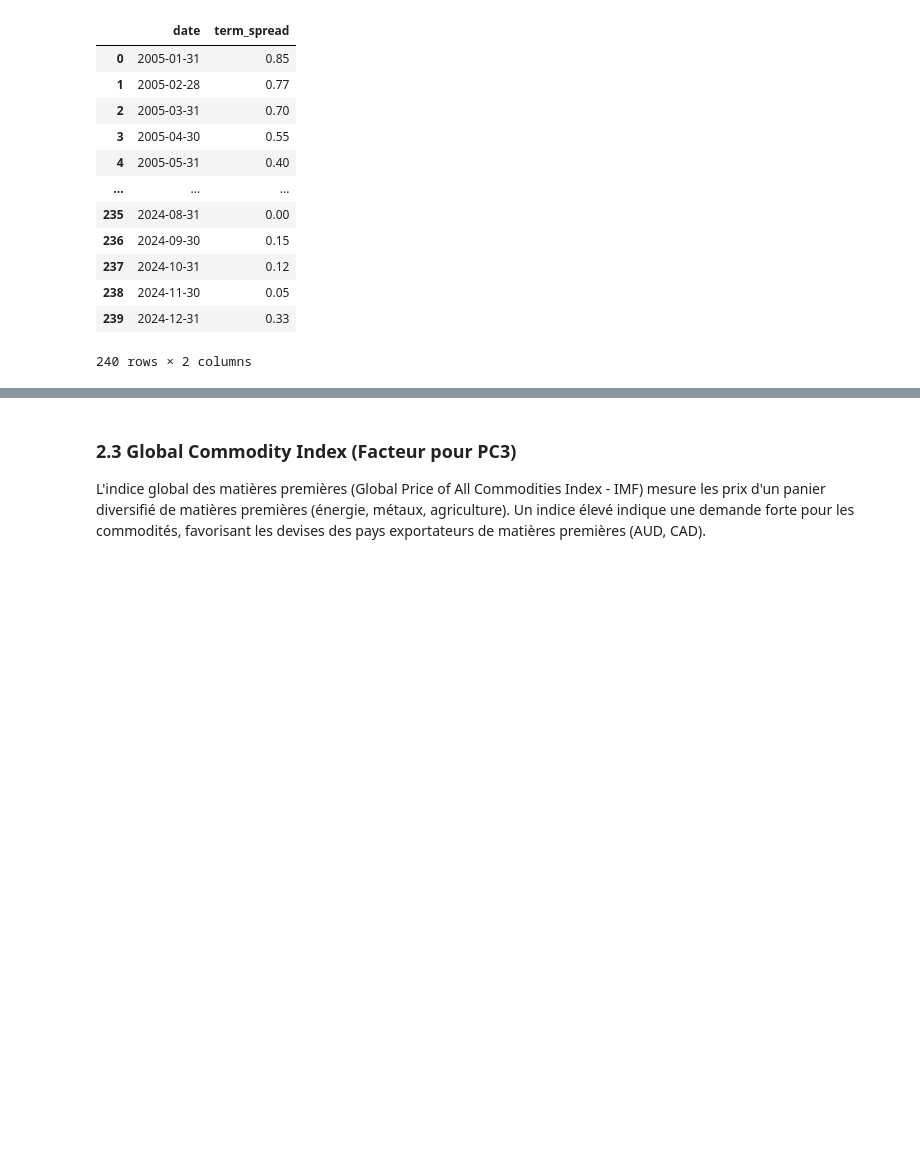
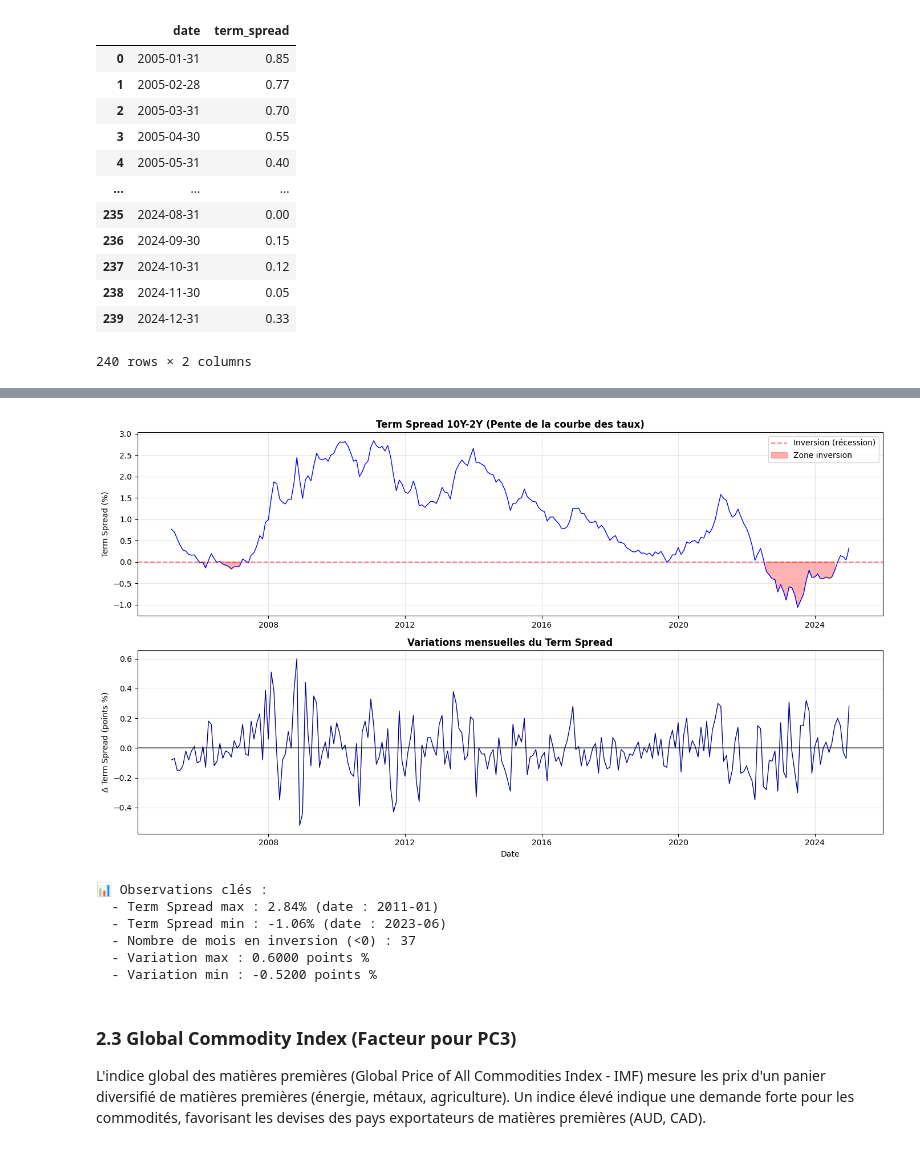
Before and after one commit to Lilas-Bertot/ETUDE-DE-CAS-2, a Jupyter notebook: Étude de cas 2.ipynb, the cells around one changed output, grey strips where cells are left out. Saved outputs shown, nothing was run; the diff lists cells and outputs as text; code cells hidden in the pictures; blank space fills up the shorter version.

```diff
--- a/Étude de cas 2.ipynb
+++ b/Étude de cas 2.ipynb
@@ -1170,4 +1207,43 @@ TERM SPREAD EN POINTS DE POURCENTAGE
 239 rows × 3 columns
+# %%
+# Visualisation du Term Spread et ses variations
+fig, (ax1, ax2) = plt.subplots(2, 1, figsize=(14, 8))
+
+# Graphique 1: Niveau du Term Spread (10Y-2Y)
+ax1.plot(term_spread_monthly['date'], term_spread_monthly['term_spread'], linewidth=1, color='blue')
+ax1.set_title('Term Spread 10Y-2Y (Pente de la courbe des taux)', fontsize=12, fontweight='bold')
+ax1.set_ylabel('Term Spread (%)')
+ax1.grid(True, alpha=0.3)
+ax1.axhline(y=0, color='red', linestyle='--', alpha=0.5, label='Inversion (récession)')
+ax1.fill_between(term_spread_monthly['date'], 0, term_spread_monthly['term_spread'],
+                  where=(term_spread_monthly['term_spread'] < 0), alpha=0.3, color='red', label='Zone inversion')
+ax1.legend()
+
+# Graphique 2: Variations mensuelles du Term Spread
+ax2.plot(term_spread_monthly['date'], term_spread_monthly['spread_change'], linewidth=1, color='darkblue')
+ax2.set_title('Variations mensuelles du Term Spread', fontsize=12, fontweight='bold')
+ax2.set_xlabel('Date')
+ax2.set_ylabel('Δ Term Spread (points %)')
+ax2.grid(True, alpha=0.3)
+ax2.axhline(y=0, color='black', linestyle='-', alpha=0.5)
+
+plt.tight_layout()
+plt.show()
+
+print(f"📊 Observations clés :")
+print(f"  - Term Spread max : {term_spread_monthly['term_spread'].max():.2f}% (date : {term_spread_monthly.loc[term_spread_monthly['term_spread'].idxmax(), 'date'].strftime('%Y-%m')})")
+print(f"  - Term Spread min : {term_spread_monthly['term_spread'].min():.2f}% (date : {term_spread_monthly.loc[term_spread_monthly['term_spread'].idxmin(), 'date'].strftime('%Y-%m')})")
+print(f"  - Nombre de mois en inversion (<0) : {(term_spread_monthly['term_spread'] < 0).sum()}")
+print(f"  - Variation max : {term_spread_monthly['spread_change'].max():.4f} points %")
+print(f"  - Variation min : {term_spread_monthly['spread_change'].min():.4f} points %")
+# %% [output]
+[figure, added]
+📊 Observations clés :
+  - Term Spread max : 2.84% (date : 2011-01)
+  - Term Spread min : -1.06% (date : 2023-06)
+  - Nombre de mois en inversion (<0) : 37
+  - Variation max : 0.6000 points %
+  - Variation min : -0.5200 points %
 # %% [markdown]
 ### 2.3 Global Commodity Index (Facteur pour PC3)
 
```
Also changed, not shown: parts of 36 cells of this notebook.
